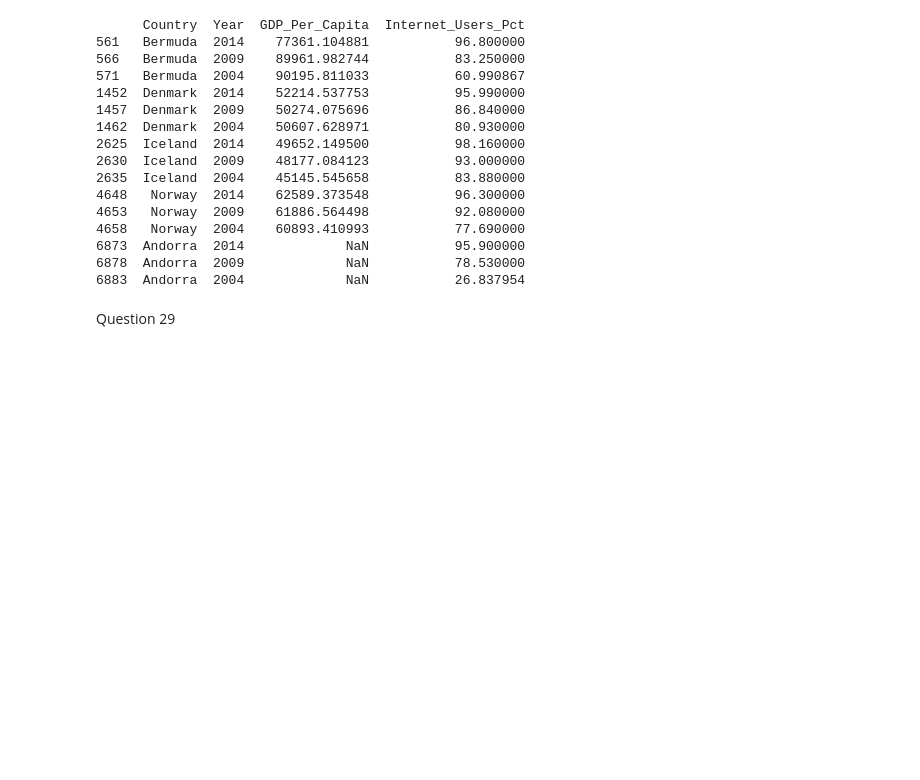
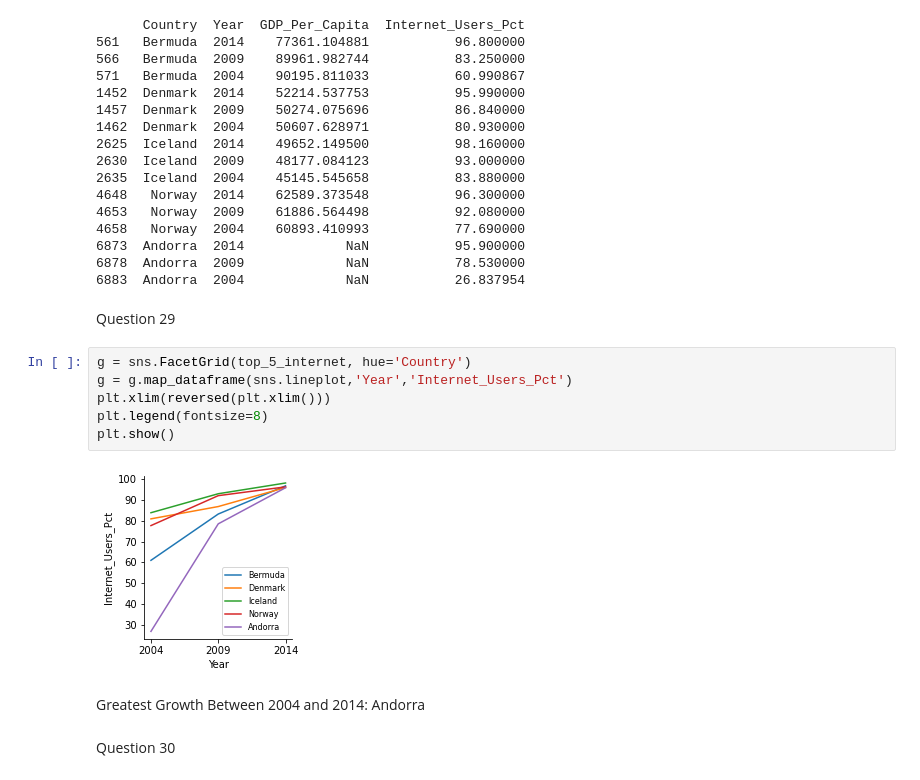
Before and after one commit to kmgarrett1/gdp-and-internet-usage, a Jupyter notebook: notebooks/GDP_Internet_Usage.ipynb, the cells around one changed output. Drawn from its saved outputs; the diff is of its cells as text; blank space fills up the shorter version.

Commit message:
Question 33 - Technically Done

```diff
--- a/notebooks/GDP_Internet_Usage.ipynb
+++ b/notebooks/GDP_Internet_Usage.ipynb
@@ -396,5 +396,17 @@ print(top_5_internet)
 6873  Andorra  2014             NaN           95.900000
 6878  Andorra  2009             NaN           78.530000
 6883  Andorra  2004             NaN           26.837954
-# %% [markdown]
-Question 29
+# %% [markdown]
+Question 29
+# %%
+g = sns.FacetGrid(top_5_internet, hue='Country')
+g = g.map_dataframe(sns.lineplot,'Year','Internet_Users_Pct')
+plt.xlim(reversed(plt.xlim()))
+plt.legend(fontsize=8)
+plt.show()
+# %% [output]
+[figure, added]
+# %% [markdown]
+Greatest Growth Between 2004 and 2014: Andorra
+# %% [markdown]
+Question 30
```
Also changed, not shown: parts of 14 cells of this notebook.
